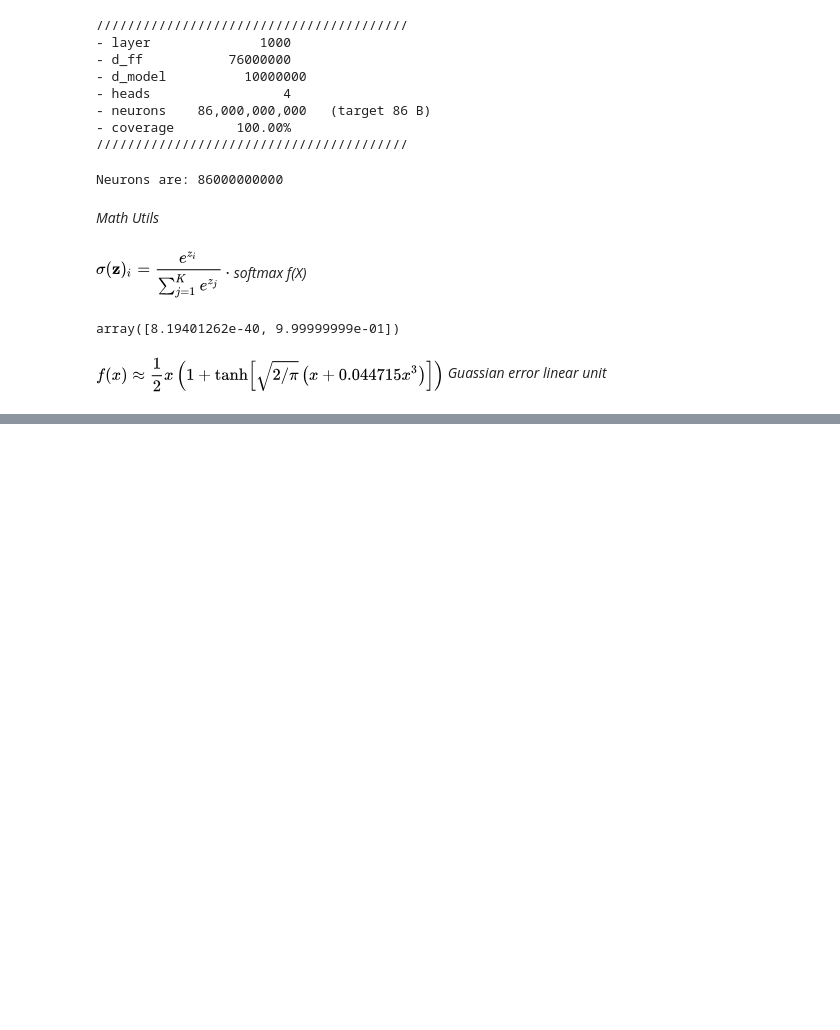
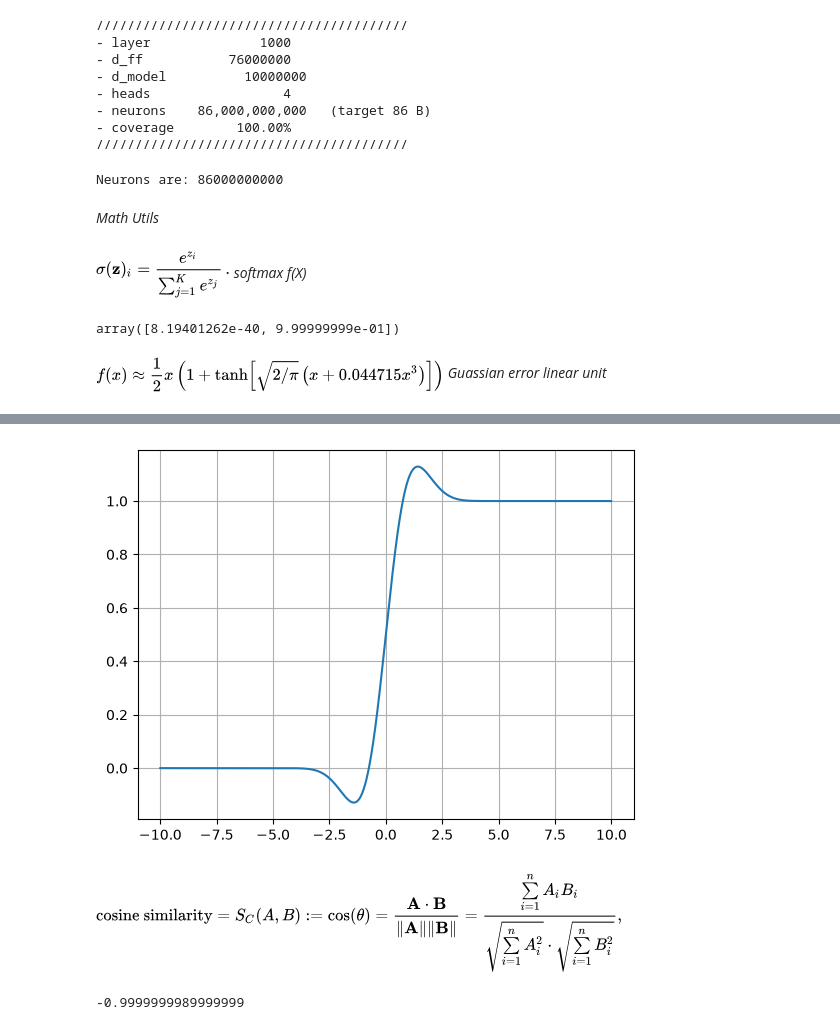
Before and after one commit to IoNiCx1/Multi-Head-attention-model, a Jupyter notebook: rag.ipynb, the cells around one changed output, grey strips where cells are left out. Cells and saved outputs as stored; diff of their text form; code cells hidden in the pictures; blank space fills up the shorter version.

Commit message:
cosine sim

```diff
--- a/rag.ipynb
+++ b/rag.ipynb
@@ -77,0 +82,12 @@ plt.grid()
+# %%
+def gelu_grad(x):
+    c = math.sqrt(2.0/math.pi)
+    t = np.tanh(c*(x+0.044715*x**3))
+    dt = (1 -t**2)*c*(1.0+3.0*0.044715*x**2)
+    return 0.5*(1.0+t)+0.5*x*dt
+# %%
+y = gelu_grad(x)
+plt.plot(x,y)
+plt.grid()
+# %% [output]
+[figure, added]
@@ -77,0 +97,6 @@ plt.grid()
+# %% [markdown]
+![image.png](attachment:image.png)
+# %%
+cosine_sim(1,-1)
+# %% [output]
+-0.9999999989999999
```
Also changed, not shown: parts of 3 cells of this notebook.
